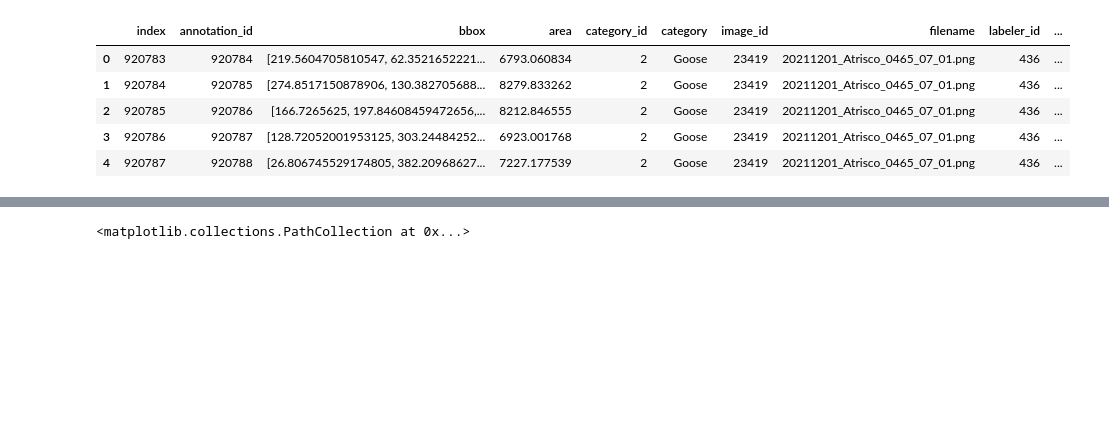
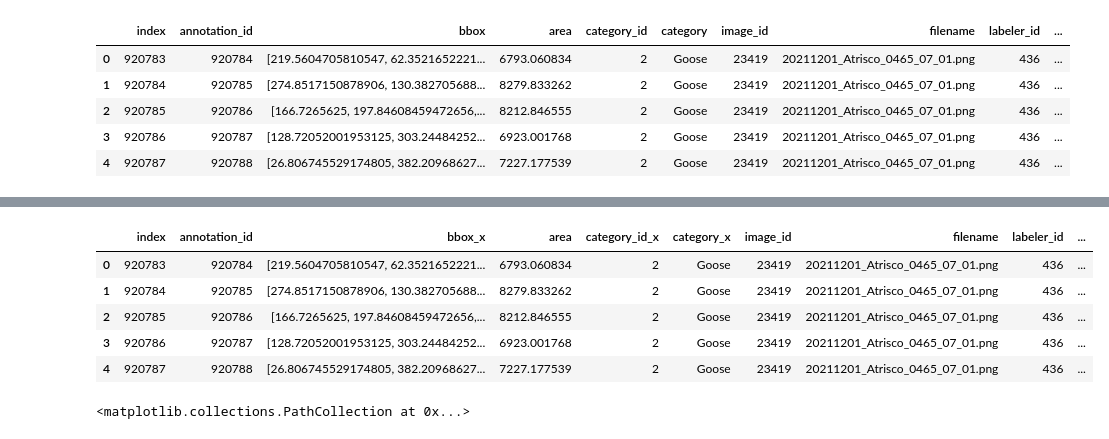
Before and after one commit to rowanoaktree/AggregationScripts, a Jupyter notebook: Scratch/Refinement.ipynb, the cells around one changed output, grey strips where cells are left out. Saved outputs shown, nothing was run; the diff lists cells and outputs as text; code cells hidden in the pictures; blank space fills up the shorter version.

```diff
--- a/Scratch/Refinement.ipynb
+++ b/Scratch/Refinement.ipynb
@@ -148,3 +233,20 @@ onecluster = subset.loc[subset["cluster_id"] == 0]
+# %%
+#Create and clean analysis dataframe
+df_analysis = test.merge(refined_id, left_on=['filename','cluster_id'], right_on = ['filename','cluster_id'], how='left')
+df_analysis = df_analysis.drop(columns=['c_x','c_y','area','x','y','w','h'])
+df_analysis = df_analysis.rename(columns={'bbox_x': 'bbox_orig', 'category_id_x': 'cat_id_orig', "category_x": "cat_orig", 'bbox_y': 'bbox_refined', 'category_id_y': 'cat_id_refined', "category_y": "cat_refined"})
+
+#Export to CSV
+analysispath = "/Users/rowanconverse/Library/CloudStorage/OneDrive-UniversityofNewMexico/Dissertation/1_Chapter/consensus/Data/"
+exportanalysis = datetime.now().strftime('%Y%m%d_zooniverseanalysislabels.csv')
+df_analysis.to_csv(analysispath+exportanalysis)
+# %% [output]
+|  | index | annotation_id | bbox_x | area | category_id_x | category_x | image_id | filename | labeler_id | ... |
+| 0 | 920783 | 920784 | [219.5604705810547, 62.3521652221... | 6793.060834 | 2 | Goose | 23419 | 20211201_Atrisco_0465_07_01.png | 436 | ... |
+| 1 | 920784 | 920785 | [274.8517150878906, 130.382705688... | 8279.833262 | 2 | Goose | 23419 | 20211201_Atrisco_0465_07_01.png | 436 | ... |
+| 2 | 920785 | 920786 | [166.7265625, 197.84608459472656,... | 8212.846555 | 2 | Goose | 23419 | 20211201_Atrisco_0465_07_01.png | 436 | ... |
+| 3 | 920786 | 920787 | [128.72052001953125, 303.24484252... | 6923.001768 | 2 | Goose | 23419 | 20211201_Atrisco_0465_07_01.png | 436 | ... |
+| 4 | 920787 | 920788 | [26.806745529174805, 382.20968627... | 7227.177539 | 2 | Goose | 23419 | 20211201_Atrisco_0465_07_01.png | 436 | ... |
 # %%
 #Visualize one from "test" to see if the correct clusters seem to have been attached
 img = "20211201_Atrisco_0465_07_01.png"
```
Also changed, not shown: parts of 11 cells of this notebook.
